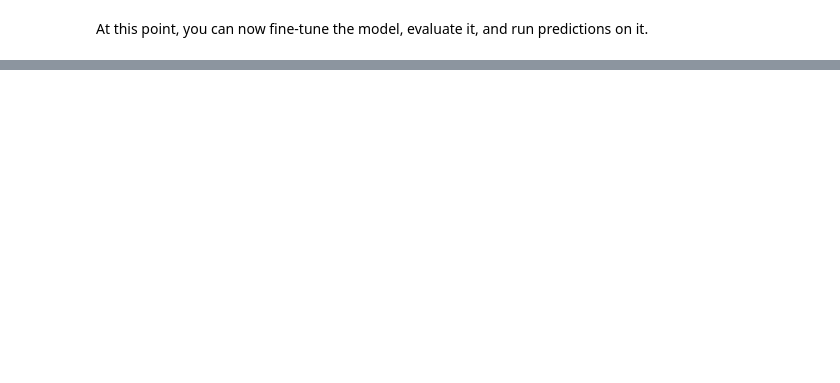
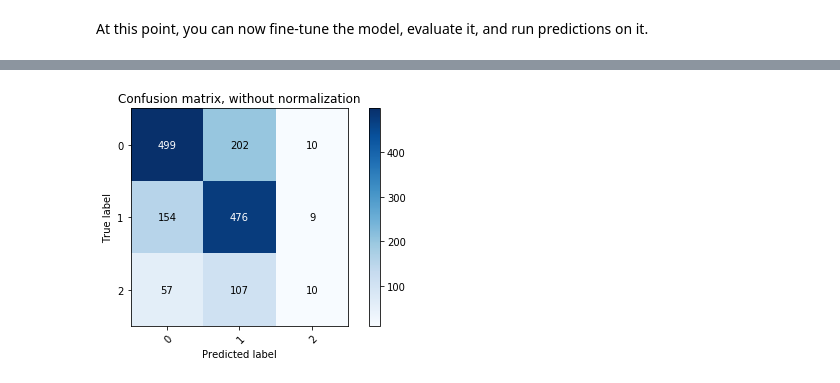
Before and after one commit to amyhynes/COMP550-code, a Jupyter notebook: replication_BERT.ipynb, the cells around one changed output, grey strips where cells are left out. Saved outputs shown, nothing was run; the diff lists cells and outputs as text; code cells hidden in the pictures; blank space fills up the shorter version.

```diff
--- a/replication_BERT.ipynb
+++ b/replication_BERT.ipynb
@@ -149,7 +142,7 @@ TASK_DATA_DIR = 'LP_data/'
 print('***** Task data directory: {} *****'.format(TASK_DATA_DIR))
 !ls $TASK_DATA_DIR
 
-BUCKET = 'tensorboard-logs_amy' #@param {type:"string"}
+BUCKET = 'tb_logs_amy_personal' #@param {type:"string"}
 assert BUCKET, 'Must specify an existing GCS bucket name'
 OUTPUT_DIR = 'gs://{}/bert-tfhub/models/{}/repl'.format(BUCKET, TASK)
 tf.gfile.MakeDirs(OUTPUT_DIR)
@@ -378,6 +368,6 @@ def model_predict(estimator, prediction_examples):
     pred.append(np.argmax(prediction['probabilities']))
   return true, pred
 # %%
-dev_prediction_examples = processor.get_dev_examples(TASK_DATA_DIR)[:PREDICT_BATCH_SIZE]
+dev_prediction_examples = processor.get_dev_examples(TASK_DATA_DIR)
 true, pred = model_predict(estimator_from_tfhub, dev_prediction_examples)
 # %% [output]
@@ -499,5 +502,5 @@ INFO:tensorflow:input_mask: 1 1 1 1 1 1 1 1 1 1 1 1 1 1 1 1 1 1 1 1 1 1 1 1 1 1
 INFO:tensorflow:input_mask: 1 1 1 1 1 1 1 1 1 1 1 1 1 1 1 1 1 1 1 1 1 1 1 1 1 1 1 1 1 1 1 1 1 1 1 1 1 1 1 1 1 1 1 1 1 1 1 1 1 1 1 1 1 1 1 1 1 1 1 1 1 1 1 1 1 1 1 1 1 1 1 1 1 1 1 1 1 1 1 1 1 1 1 1 1 1  ...
 ... (137 outputs left out)
 # %%
-test_prediction_examples = processor.get_test_examples(TASK_DATA_DIR)[:PREDICT_BATCH_SIZE]
-model_predict(estimator_from_tfhub, test_prediction_examples)
+test_prediction_examples = processor.get_test_examples(TASK_DATA_DIR)
+test_true, test_pred = model_predict(estimator_from_tfhub, test_prediction_examples)
@@ -503,0 +521,82 @@ model_predict(estimator_from_tfhub, test_prediction_examples)
+# %%
+def plot_confusion_matrix(y_true, y_pred, classes,
+                          normalize=False,
+                          title=None,
+                          cmap=plt.cm.Blues):
+    """
+    This function prints and plots the confusion matrix.
+    Normalization can be applied by setting `normalize=True`.
+    """
+    print("classes first:", classes)
+    if not title:
+        if normalize:
+            title = 'Normalized confusion matrix'
+        else:
+            title = 'Confusion matrix, without normalization'
+
+    # Compute confusion matrix
+    cm = confusion_matrix(y_true, y_pred)
+    # Only use the labels that appear in the data
+    classes = classes[unique_labels(y_true, y_pred)]
+    if normalize:
+        cm = cm.astype('float') / cm.sum(axis=1)[:, np.newaxis]
+        print("Normalized confusion matrix")
+    else:
+        print('Confusion matrix, without normalization')
+
+    print(cm)
+
+    fig, ax = plt.subplots()
+    im = ax.imshow(cm, interpolation='nearest', cmap=cmap)
+    ax.figure.colorbar(im, ax=ax)
+    # We want to show all ticks...
+    ax.set(xticks=np.arange(cm.shape[1]),
+           yticks=np.arange(cm.shape[0]),
+           # ... and label them with the respective list entries
+           xticklabels=classes, yticklabels=classes,
+           title=title,
+           ylabel='True label',
+           xlabel='Predicted label')
+
+    # Rotate the tick labels and set their alignment.
+    plt.setp(ax.get_xticklabels(), rotation=45, ha="right",
+             rotation_mode="anchor")
+
+    # Loop over data dimensions and create text annotations.
+    fmt = '.2f' if normalize else 'd'
+    thresh = cm.max() / 2.
+    for i in range(cm.shape[0]):
+        for j in range(cm.shape[1]):
+            ax.text(j, i, format(cm[i, j], fmt),
+                    ha="center", va="center",
+                    color="white" if cm[i, j] > thresh else "black")
+    fig.tight_layout()
+    print(classes)
+    return ax
+
+
+np.set_printoptions(precision=2)
+
+y_test = []
+y_pred = []
+
+for ind in range(len(test_true)):
+  y_test.append(int(test_true[ind]))
+  y_pred.append(int(test_pred[ind]))
+# y_test = true
+# y_pred = pred
+class_names = np.array([0,1,2])
+print(y_test[:5])
+
+print(y_pred[:5])
+
+# Plot non-normalized confusion matrix
+plot_confusion_matrix(y_test, y_pred, classes=class_names,
+                      title='Confusion matrix, without normalization')
+
+# Plot normalized confusion matrix
+plot_confusion_matrix(y_test, y_pred, classes=class_names, normalize=True,
+                      title='Normalized confusion matrix')
+
+plt.show()
+# %% [output]
@@ -503,0 +617 @@ model_predict(estimator_from_tfhub, test_prediction_examples)
+[figure, added]
```
Also changed, not shown: parts of 12 cells of this notebook.
